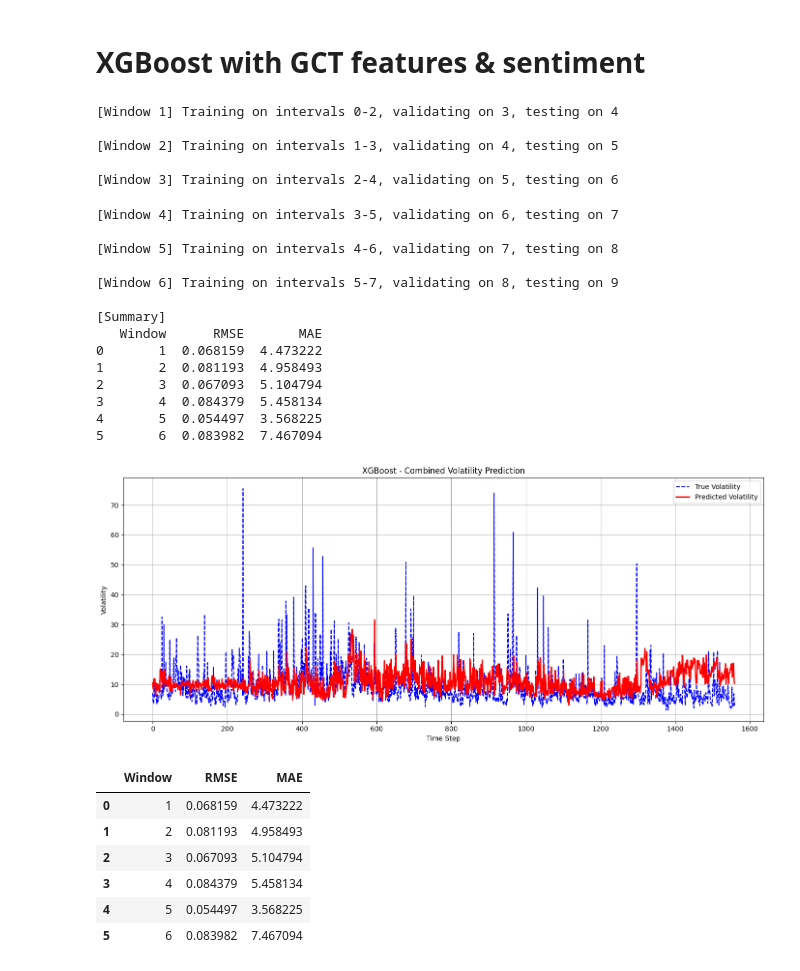
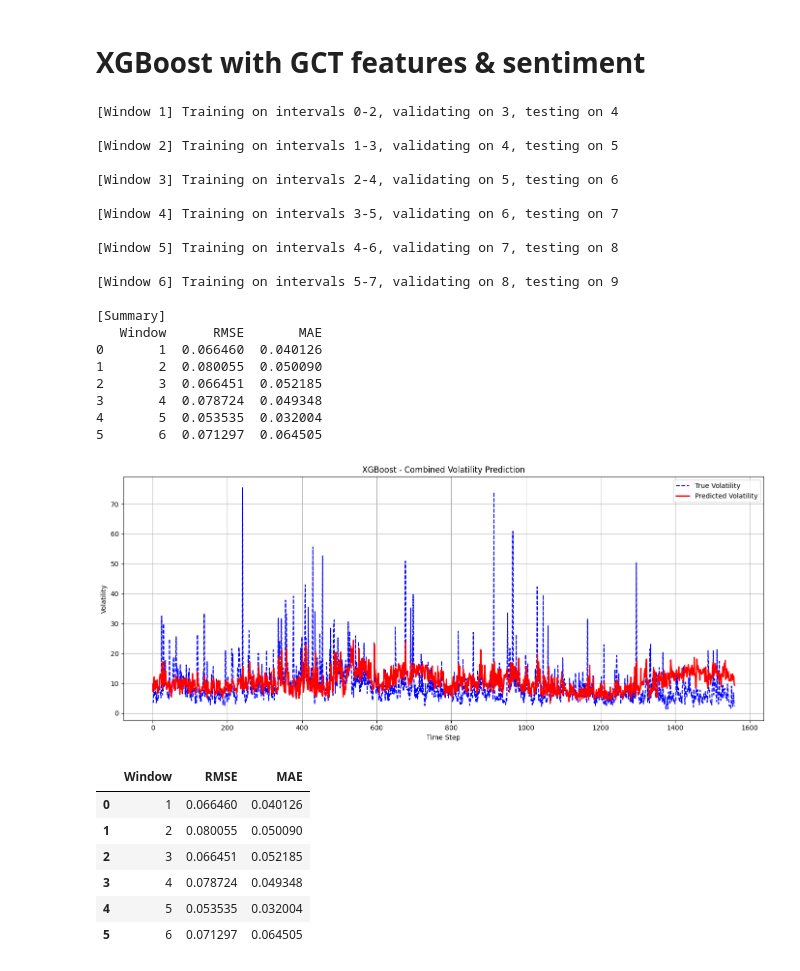
Before and after one commit to AugusteDP-git/bitcoin-volatility-forecasting, a Jupyter notebook: main.ipynb, the cells around one changed output. Drawn from its saved outputs; the diff is of its cells as text; code cells hidden in the pictures.

```diff
--- a/main.ipynb
+++ b/main.ipynb
@@ -741,48 +724,41 @@ test_xgboost(df)
 # %%
 from Models.XGBoost import *
 
 df = pd.read_csv('DATA/hourly_data_ff.csv')
 sent = pd.read_csv('DATA/sentiment.csv')
 
-df['timestamp'] = pd.to_datetime(df['timestamp'])
-sent['timestamp'] = pd.to_datetime(sent['timestamp'])
+granger_features = ['ask_depth', 'bid_depth', 'bid_volume', 'spread', 'volume_difference']
+df = df[granger_features + ['vol']]
 
-granger_features = ['ask_depth', 'bid_depth', 'bid_volume', 'spread', 'volume_difference']
-df = df[granger_features + ['vol', 'timestamp']]
-
-df = pd.merge(df, sent[['timestamp', 'Aggregate sentiment', 'fng_feature']], on='timestamp', how='left')
-
-df = df.dropna().reset_index(drop=True)
-df = df.drop(columns=['timestamp'])
-
-feature_cols = df.columns.difference(["vol"])
+df = pd.concat([df, sent[['Aggregate sentiment', 'fng_feature']]], axis = 1)
 
 test_xgboost(df)
 # %% [output]
 [Window 1] Training on intervals 0-2, validating on 3, testing on 4
 
 [Window 2] Training on intervals 1-3, validating on 4, testing on 5
 
 [Window 3] Training on intervals 2-4, validating on 5, testing on 6
+
+[Window 4] Training on intervals 3-5, validating on 6, testing on 7
+
+[Window 5] Training on intervals 4-6, validating on 7, testing on 8
+
+[Window 6] Training on intervals 5-7, validating on 8, testing on 9
+
+[Summary]
+   Window      RMSE       MAE
+0       1  0.066460  0.040126
+1       2  0.080055  0.050090
+2       3  0.066451  0.052185
+3       4  0.078724  0.049348
+4       5  0.053535  0.032004
+5       6  0.071297  0.064505
-[Window 4] Training on intervals 3-5, validating on 6, testing on 7
-
-[Window 5] Training on intervals 4-6, validating on 7, testing on 8
-
-[Window 6] Training on intervals 5-7, validating on 8, testing on 9
-
-[Summary]
-   Window      RMSE       MAE
-0       1  0.068159  4.473222
-1       2  0.081193  4.958493
-2       3  0.067093  5.104794
-3       4  0.084379  5.458134
-4       5  0.054497  3.568225
-5       6  0.083982  7.467094
-[figure, old version]
+[figure, new version]
 |  | Window | RMSE | MAE |
-| 0 | 1 | 0.068159 | 4.473222 |
-| 1 | 2 | 0.081193 | 4.958493 |
-| 2 | 3 | 0.067093 | 5.104794 |
-| 3 | 4 | 0.084379 | 5.458134 |
-| 4 | 5 | 0.054497 | 3.568225 |
-| 5 | 6 | 0.083982 | 7.467094 |
+| 0 | 1 | 0.066460 | 0.040126 |
+| 1 | 2 | 0.080055 | 0.050090 |
+| 2 | 3 | 0.066451 | 0.052185 |
+| 3 | 4 | 0.078724 | 0.049348 |
+| 4 | 5 | 0.053535 | 0.032004 |
+| 5 | 6 | 0.071297 | 0.064505 |
```
Also changed, not shown: parts of 5 cells of this notebook, 4 other files.
